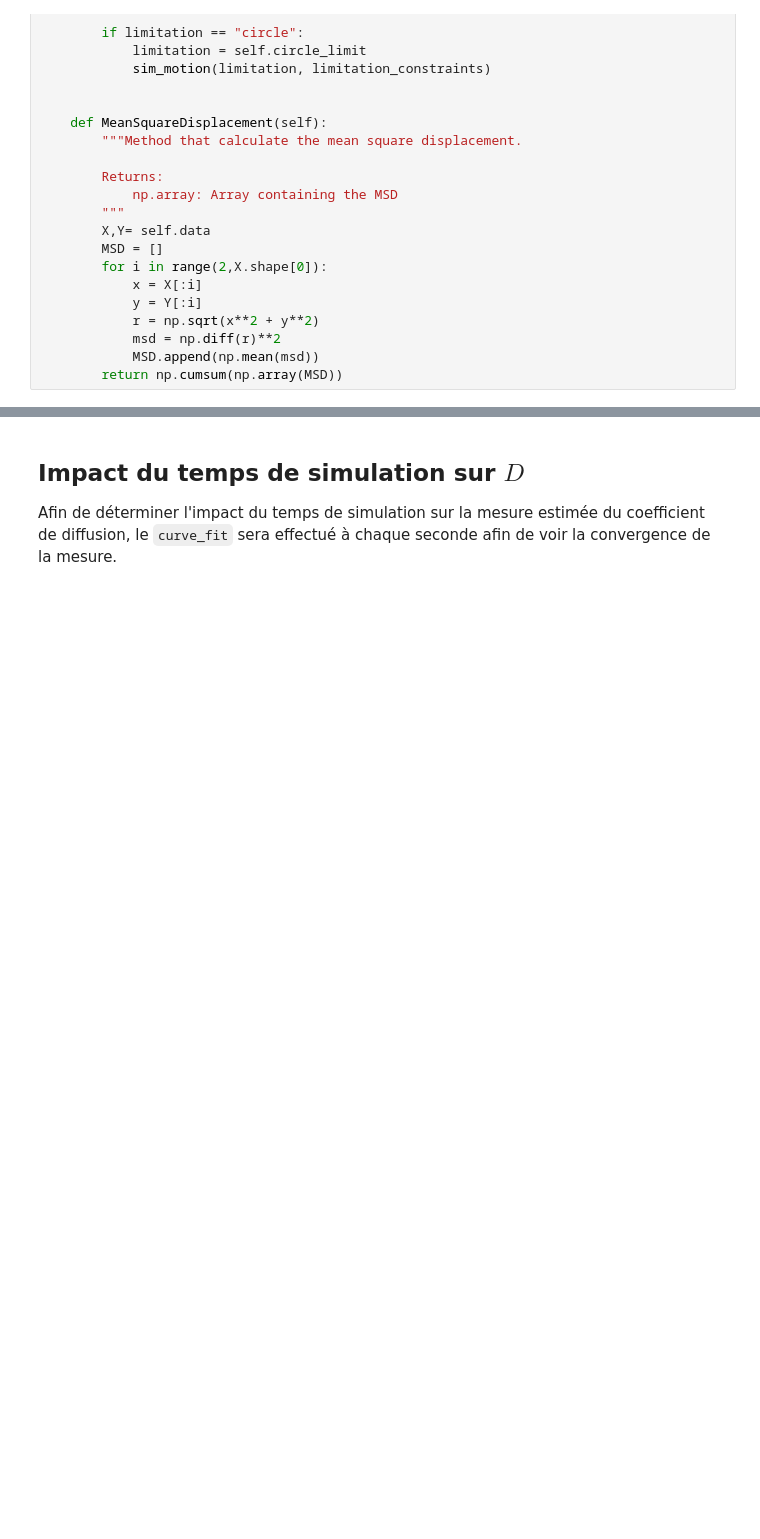
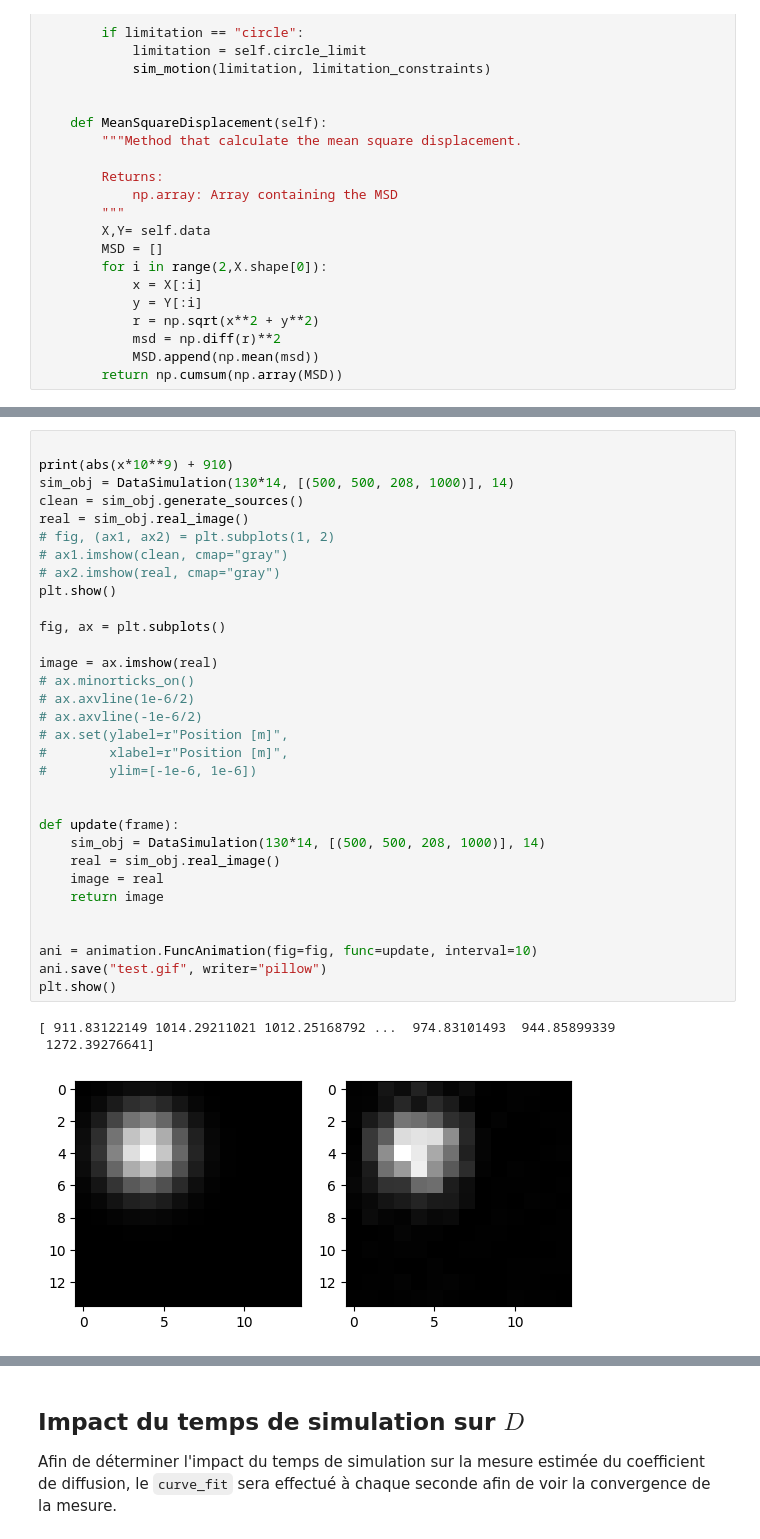
Before and after one commit to AntoineDaigle/dev_ads, a Jupyter notebook: TP2.ipynb, the cells around one changed output, grey strips where cells are left out. Saved outputs shown, nothing was run; the diff lists cells and outputs as text; blank space fills up the shorter version.

```diff
--- a/TP2.ipynb
+++ b/TP2.ipynb
@@ -233,3 +376,39 @@ plt.show()
+# %%
+
+print(abs(x*10**9) + 910)
+sim_obj = DataSimulation(130*14, [(500, 500, 208, 1000)], 14)
+clean = sim_obj.generate_sources()
+real = sim_obj.real_image()
+# fig, (ax1, ax2) = plt.subplots(1, 2)
+# ax1.imshow(clean, cmap="gray")
+# ax2.imshow(real, cmap="gray")
+plt.show()
+
+fig, ax = plt.subplots()
+
+image = ax.imshow(real)
+# ax.minorticks_on()
+# ax.axvline(1e-6/2)
+# ax.axvline(-1e-6/2)
+# ax.set(ylabel=r"Position [m]",
+#        xlabel=r"Position [m]",
+#        ylim=[-1e-6, 1e-6])
+
+
+def update(frame):
+    sim_obj = DataSimulation(130*14, [(500, 500, 208, 1000)], 14)
+    real = sim_obj.real_image()
+    image = real
+    return image
+
+
+ani = animation.FuncAnimation(fig=fig, func=update, interval=10)
+ani.save("test.gif", writer="pillow")
+plt.show()
+# %% [output]
+[ 911.83122149 1014.29211021 1012.25168792 ...  974.83101493  944.85899339
+ 1272.39276641]
+[figure, added]
 # %%
 Simulation = DiffusionSimulator(t=20, dt=0.01, dx=1, D=1e-9)
 # Simulation.GenerateMotion()   # Uncomment for og
```
Also changed, not shown: parts of 7 cells of this notebook, 1 other file.
